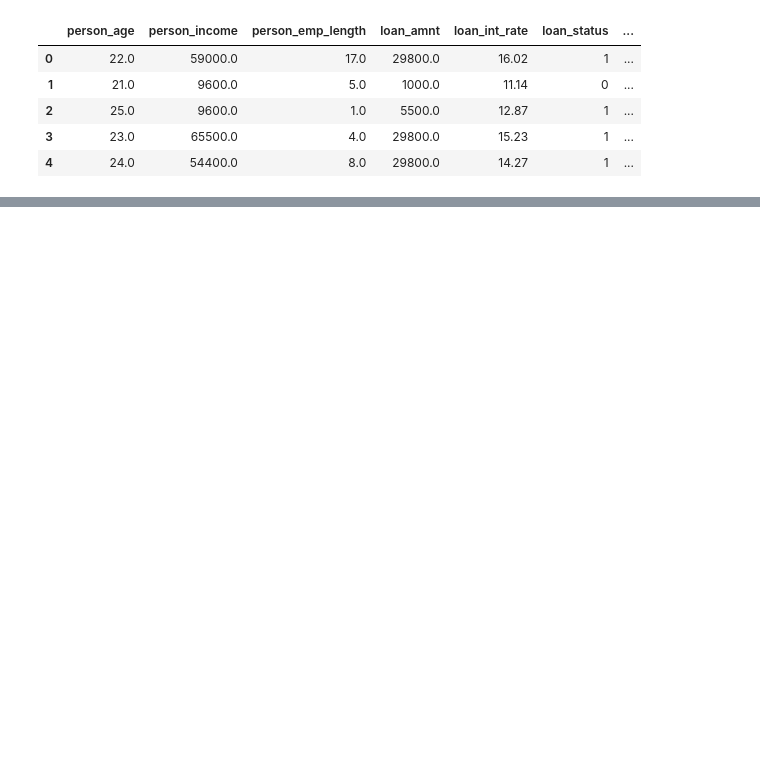
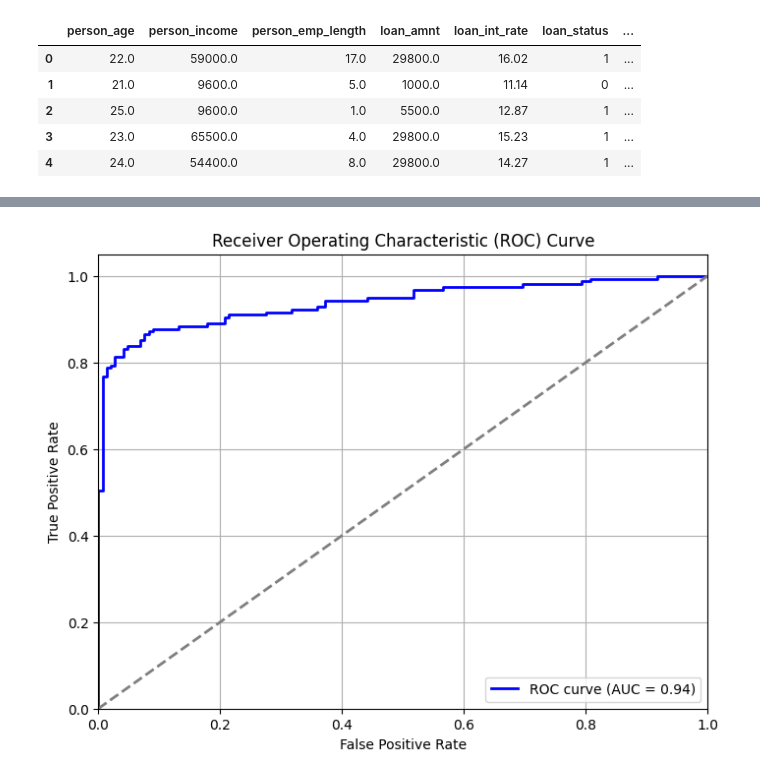
Before and after one commit to Kiritiaajd/Credit_risk_analysis_with_ExplainableAI, a Jupyter notebook: notebooks/Model_trainning01.ipynb, the cells around one changed output, grey strips where cells are left out. Drawn from its saved outputs; the diff is of its cells as text; code cells hidden in the pictures; blank space fills up the shorter version.

```diff
--- a/notebooks/Model_trainning01.ipynb
+++ b/notebooks/Model_trainning01.ipynb
@@ -46,4 +39,0 @@ XGBClassifier(base_score=0.5, booster='gbtree', colsample_bylevel=1,
-# %%
-y_pred = XGB_model.predict(X_test)
-accuracy = accuracy_score(y_test_encoded, y_pred)
-print(f'Model Accuracy: {accuracy}')
@@ -72,0 +71,83 @@ weighted avg       0.93      0.93      0.92      6484
+# %%
+import matplotlib.pyplot as plt
+from sklearn.metrics import roc_curve, roc_auc_score
+import optuna
+from xgboost import XGBClassifier
+from sklearn.model_selection import train_test_split
+from sklearn.metrics import classification_report
+from sklearn.datasets import make_classification
+
+# Load your data (replace this with your actual data)
+X, y = make_classification(n_samples=1000, n_features=20, random_state=42)
+
+# Split into training and testing sets
+X_train, X_test, y_train, y_test = train_test_split(X, y, test_size=0.3, random_state=42)
+
+# Define the objective function for Optuna
+def objective(trial):
+    # Hyperparameters to tune
+    param = {
+        'n_estimators': trial.suggest_int('n_estimators', 50, 200),
+        'max_depth': trial.suggest_int('max_depth', 3, 10),
+        'learning_rate': trial.suggest_loguniform('learning_rate', 0.01, 0.3),
+        'subsample': trial.suggest_uniform('subsample', 0.6, 1.0),
+        'colsample_bytree': trial.suggest_uniform('colsample_bytree', 0.6, 1.0),
+        'gamma': trial.suggest_loguniform('gamma', 0.01, 1),
+        'reg_alpha': trial.suggest_loguniform('reg_alpha', 0.01, 1),
+        'reg_lambda': trial.suggest_loguniform('reg_lambda', 0.01, 1),
+        'eval_metric': 'logloss',
+        'use_label_encoder': False
+    }
+
+    # Initialize XGBClassifier with the trial parameters
+    model = XGBClassifier(**param, random_state=42)
+
+    # Fit the model
+    model.fit(X_train, y_train)
+
+    # Evaluate accuracy on the test set
+    y_pred = model.predict(X_test)
+    accuracy = (y_pred == y_test).mean()
+
+    # Return the accuracy for Optuna to optimize
+    return accuracy
+
+# Create the study
+study = optuna.create_study(direction='maximize')
+
+# Start the hyperparameter optimization with 100 trials
+study.optimize(objective, n_trials=100)
+
+# Print the best hyperparameters found
+print("Best Hyperparameters: ", study.best_params)
+
+# Train the final model with the best hyperparameters
+best_model = XGBClassifier(**study.best_params)
+best_model.fit(X_train, y_train)
+
+# Evaluate the model on the test set
+y_pred_best = best_model.predict(X_test)
+print(classification_report(y_test, y_pred_best))
+
+# Get the predicted probabilities for the positive class (1)
+y_pred_prob_best = best_model.predict_proba(X_test)[:, 1]
+
+# Calculate the ROC curve values
+fpr, tpr, thresholds = roc_curve(y_test, y_pred_prob_best)
+
+# Calculate the AUC score
+roc_auc = roc_auc_score(y_test, y_pred_prob_best)
+
+# Plot the ROC curve
+plt.figure(figsize=(8, 6))
+plt.plot(fpr, tpr, color='blue', lw=2, label=f'ROC curve (AUC = {roc_auc:.2f})')
+plt.plot([0, 1], [0, 1], color='gray', linestyle='--', lw=2)  # Diagonal line for random guessing
+plt.xlim([0.0, 1.0])
+plt.ylim([0.0, 1.05])
+plt.xlabel('False Positive Rate')
+plt.ylabel('True Positive Rate')
+plt.title('Receiver Operating Characteristic (ROC) Curve')
+plt.legend(loc="lower right")
+plt.grid(True)
+plt.show()
+# %% [output]
@@ -72,0 +182 @@ weighted avg       0.93      0.93      0.92      6484
+[figure, added]
```
Also changed, not shown: parts of 8 cells of this notebook, 2 other files.
